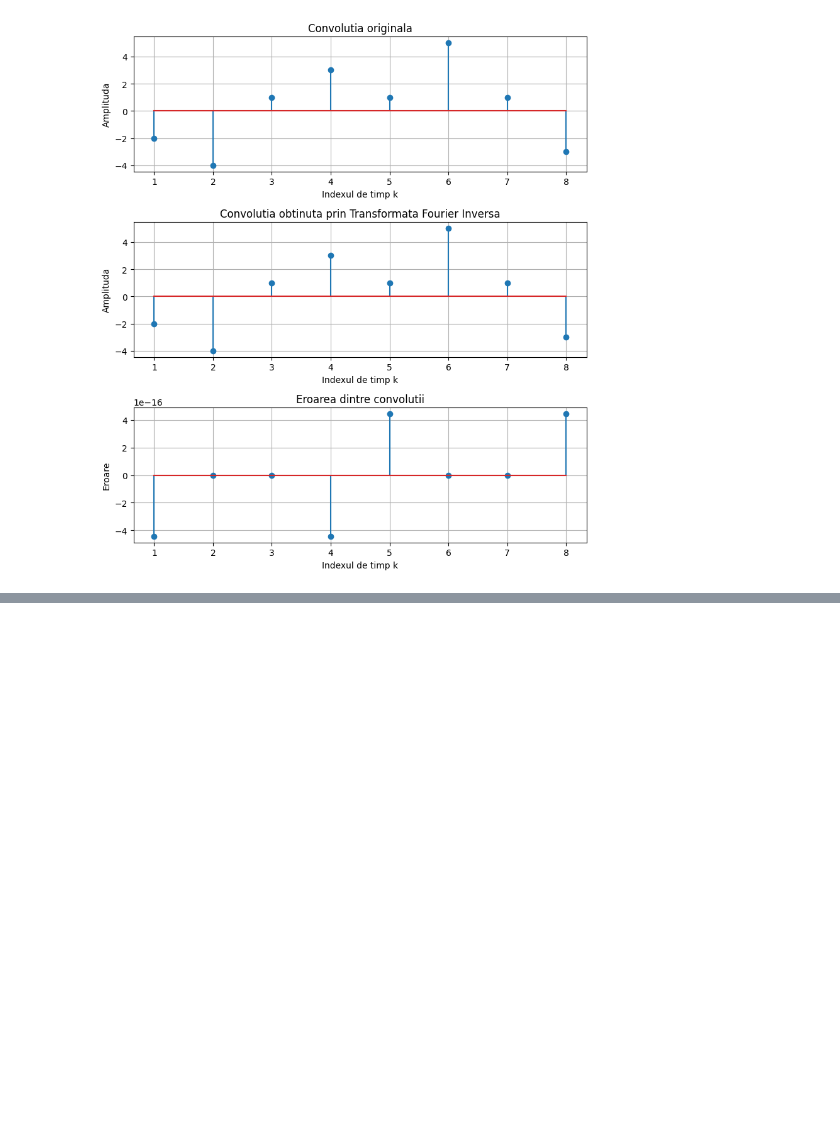
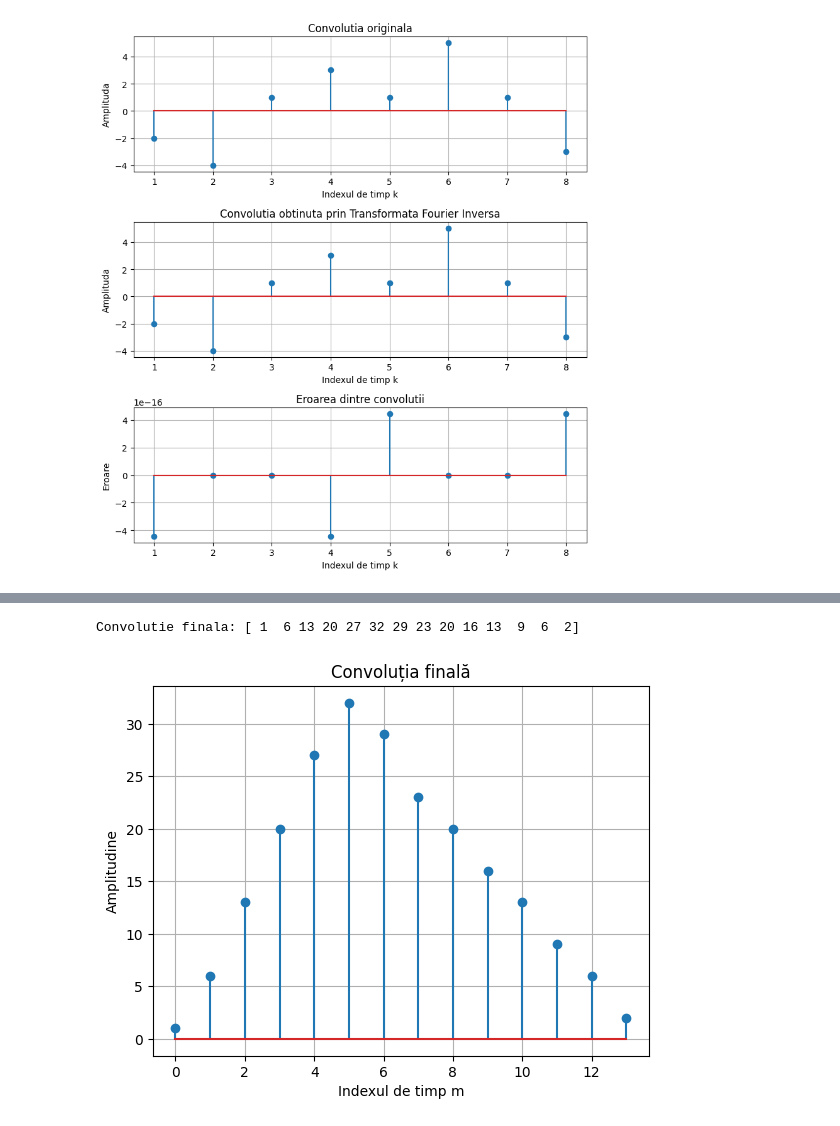
Before and after one commit to KaBoomKaBoom/PS_Labs, a Jupyter notebook: Lab2/Lab2.ipynb, the cells around one changed output, grey strips where cells are left out. Saved outputs shown, nothing was run; the diff lists cells and outputs as text; code cells hidden in the pictures; blank space fills up the shorter version.

```diff
--- a/Lab2/Lab2.ipynb
+++ b/Lab2/Lab2.ipynb
@@ -143,0 +369,17 @@ plt.show()
+# %%
+# Compute final convolution
+c_add = np.concatenate([c1[:6], c1[6:8] + c2[:2], c2[2:]])
+print(f'Convolutie finala: {c_add}')
+
+# Display results
+m = np.arange(len(c_add))
+plt.stem(m, c_add)
+plt.xlabel('Indexul de timp m')
+plt.ylabel('Amplitudine')
+plt.title('Convoluția finală')
+plt.grid()
+
+plt.show()
+# %% [output]
+Convolutie finala: [ 1  6 13 20 27 32 29 23 20 16 13  9  6  2]
+[figure, added]
```
Also changed, not shown: parts of 4 cells of this notebook.
